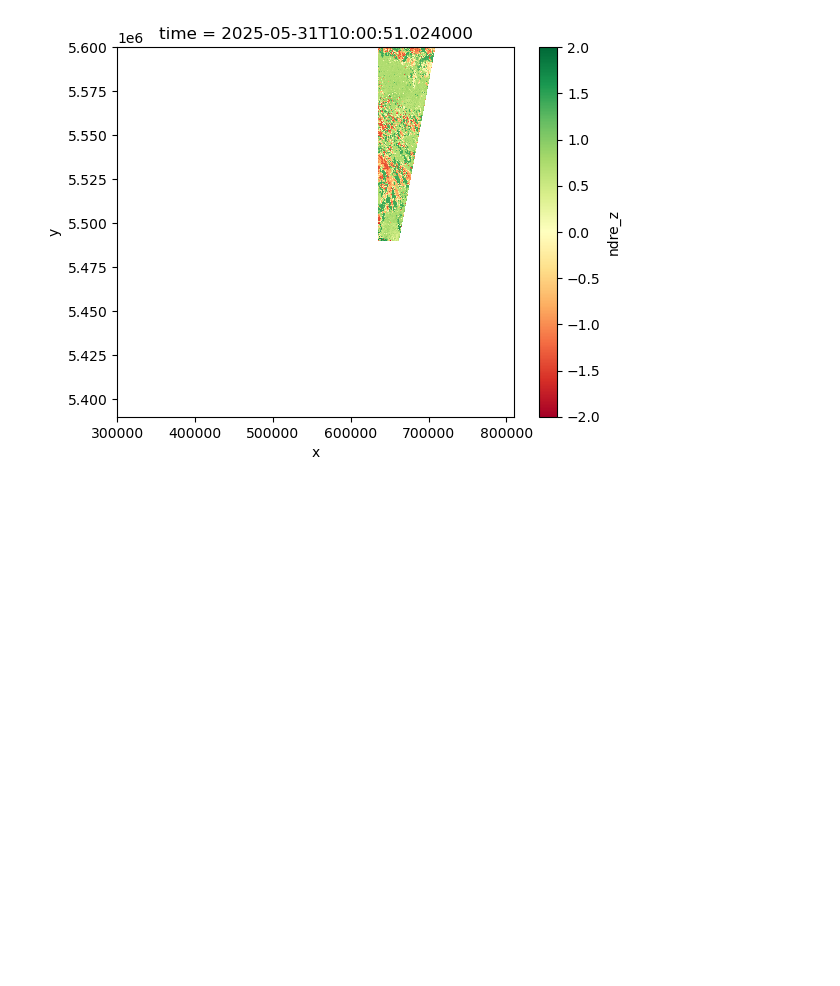
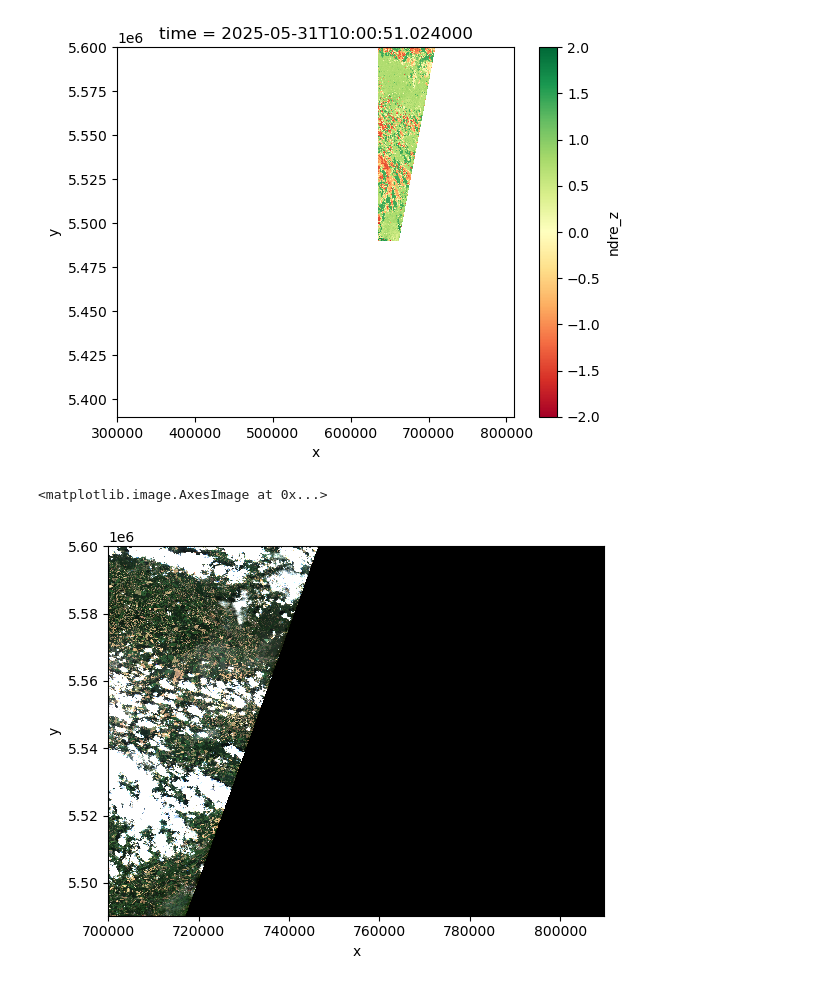
Before and after one commit to ana-sher/climate_analysis, a Jupyter notebook: notebooks/sentinel_data_exploration.ipynb, the cells around one changed output. Cells and saved outputs as stored; diff of their text form; code cells hidden in the pictures; blank space fills up the shorter version.

```diff
--- a/notebooks/sentinel_data_exploration.ipynb
+++ b/notebooks/sentinel_data_exploration.ipynb
@@ -39,13 +39,3 @@ polygon_geojson = {
 eopf_stac_api_root_endpoint = "https://stac.core.eopf.eodc.eu/"
 collection = "sentinel-2-l2a"
 eopf_catalog = Client.open(url=eopf_stac_api_root_endpoint)
-
-search_result = eopf_catalog.search(
-    collections=collection,
-    intersects=polygon_geojson,
-    datetime='2024-05-01T00:00:00Z/2025-05-31T23:59:59.999999Z',
-    max_items=10
-)
-id_date_collection = [(item.id, item.datetime) for item in search_result.item_collection()]
-
-id_date_collection
@@ -72,0 +42,14 @@ id_date_collection
+# %%
+def fetch_catalogue_collection(collection_name: str) -> ItemCollection:
+    search_result = eopf_catalog.search(
+        collections=collection_name,
+        intersects=polygon_geojson,
+        datetime='2024-05-01T00:00:00Z/2025-05-31T23:59:59.999999Z',
+        max_items=10
+    )
+    return search_result.item_collection()
+# %%
+search_result_s2 = fetch_catalogue_collection(collection)
+id_date_collection = [(item.id, item.datetime) for item in search_result_s2]
+
+id_date_collection
@@ -282,3 +286,14 @@ combined['ndre_z'].isel(time=0).plot.imshow(vmin=-2, vmax=2, cmap='RdYlGn')
 # %% [output]
 <matplotlib.image.AxesImage at 0x...>
 [figure]
+# %%
+ds_ql = xr.open_zarr(
+    cloud_storage_urls[0],
+    chunks={},
+    group="/quality/l2a_quicklook/r20m",
+    consolidated=True,
+)
+ds_ql['tci'].plot.imshow(rgb="band")
+# %% [output]
+<matplotlib.image.AxesImage at 0x...>
+[figure, added]
```
Also changed, not shown: parts of 10 cells of this notebook, 3 other files.
